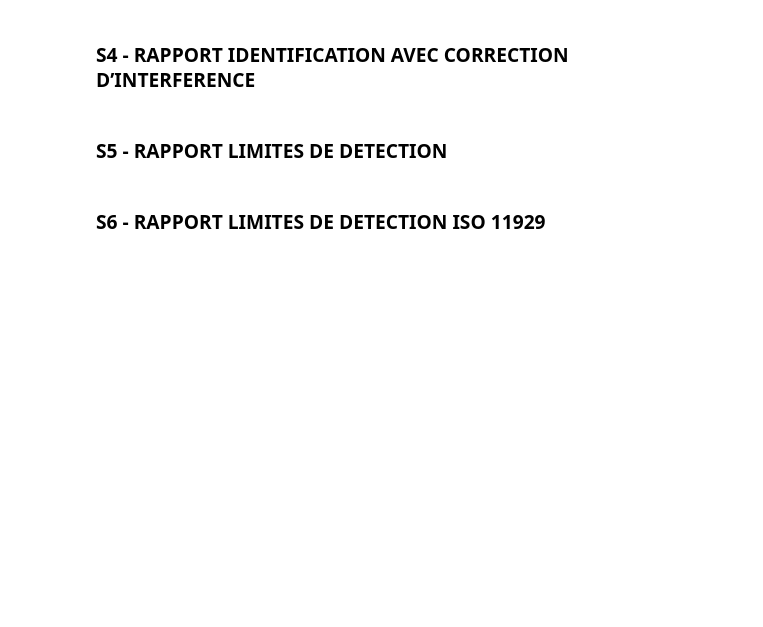
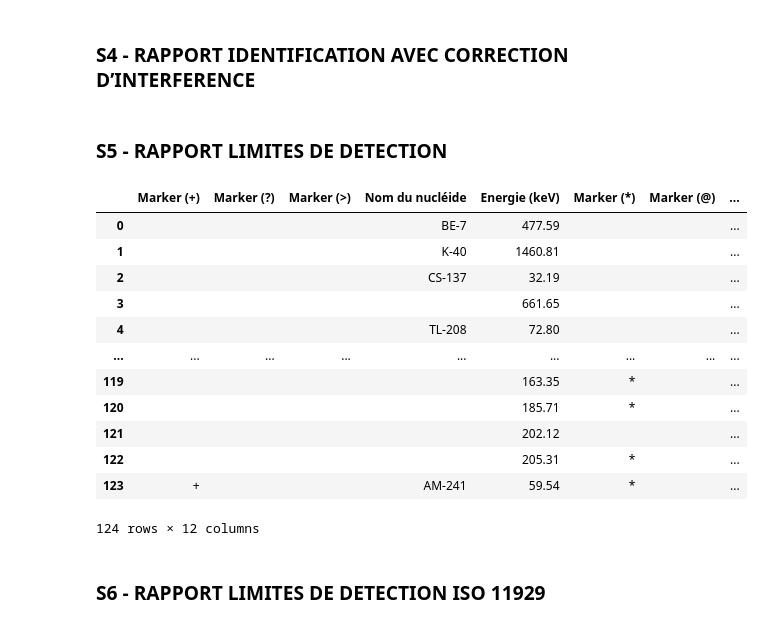
Before and after one commit to Ezacuak/chenin, a Jupyter notebook: src/poc.ipynb, the cells around one changed output. Drawn from its saved outputs; the diff is of its cells as text; code cells hidden in the pictures; blank space fills up the shorter version.

Commit message:
feat: Extract full section 5 and Clean data

```diff
--- a/src/poc.ipynb
+++ b/src/poc.ipynb
@@ -30,6 +30,8 @@ s4_header_1_pattern             = re.compile(r"^\s*(Nom du)\s+(Indice de)\s+(Act
 s4_header_2_pattern             = re.compile(r"^\s*(Numéro)\s+(Energie)\s+(Intensité)\s+(Incert\.)\s+(Type)\s+(Nucléide)$\n^\s+(du pic)\s+(\WkeV\W)\s+(\Wcoups\Wsec\W)\s+(du pic)\s+(potentiel)$", re.MULTILINE)
 s4_data_1_pattern               = re.compile(r"^\s*(X?)\s+([A-Z]{1,2}-\d{1,3})\s*(@?)\s+(\d+\.\d+)\s+(\d+(?:\.\d+)?(?:E[+\-]?\d+)?)?\s+(\d+(?:\.\d+)?(?:E[+\-]?\d+)?)?", re.MULTILINE)
 s4_data_2_pattern               = re.compile(r"^\s+([MmF])?\s*(\d+)\s+(\d+\.\d+)\s+(\d+(?:\.\d+)?(?:E[+\-]?\d+)?)\s+(\d+\.\d+)\s*(Sum|D-Esc\.|S-Esc\.|Tol\.)?\s*([A-Z]{1,2}-\d{1,3})?\s*$", re.MULTILINE)
+s5_header_pattern               = re.compile(r"^\s+(Nom\sdu)\s+(Energie)\s+(Intensité)\s*(LD\sEnergie)\s*(LD\snucléide)\s+(Activité)\s+(SD\sEnergie)$\n^\s+(nucléide)\s+(\WkeV\W)\s+(\W%\W)\s+(\WmBq\Wg\s+\W)\s+(\WmBq\Wg\s+\W)\s+(\WmBq\Wg\s+\W)\s+\s+(\WmBq\Wg\s+\W)$", re.MULTILINE)
+s5_data_pattern                 = re.compile(r"^\s*(\+?)\s*(\??)\s*(>?)\s*([A-Z]{1,2}-\d{1,3})?\s+(\d+\.\d+)(\*?)\s*(@?)\s+(\d+\.\d+)\s+([+\-]?\d+(?:\.\d+)?(?:E[+\-]?\d+)?|Non\sCalc)(?:\s*([+\-]?\d+(?:\.\d+)?(?:E[+\-]?\d+)?))?\s+([+\-]?\d+(?:\.\d+)?(?:E[+\-]?\d+)?)\s+([+\-]?\d+(?:\.\d+)?(?:E[+\-]?\d+)?)$", re.MULTILINE)
 s6_header_pattern               = re.compile(r"^\s+(.*)$\n^\s+(.*)$", re.MULTILINE)
 s6_word_column_pattern          = re.compile(r"([A-Za-zÀ-ÿ]+\.?)")
 s6_nucleide_line_pattern        = re.compile(r"^[+>?]\s+([A-Z]{1,2}-\d{1,3})\s+(\S+)\s+(\S+)\s+(\S+)\s+(\S+)\s+(\S+)\s+(\S+)\s+(\S+)\s+(\S+)", re.MULTILINE)
@@ -214,10 +269,46 @@ def extract_header_s5(content):
 # %%
 def extract_data_s5(content, header):
-    pass
+    matches = re.findall(s5_data_pattern, content)
+    df = pd.DataFrame(matches, columns=header)
+
+    # Loaded variable 'data_s5' from kernel state
+
+    # Replace all instances of empty string with NaN in column: 'Nom du nucléide'
+    df['Nom du nucléide'] = df['Nom du nucléide'].replace('', np.nan)
+
+    # Replace all instances of empty string with NaN in column: 'LD nucléide (mBq/g   )'
+    df['LD nucléide (mBq/g   )'] = df['LD nucléide (mBq/g   )'].replace('', np.nan)
+
+    # Change column type to bool for columns: 'Marker (+)', 'Marker (?)' and 3 other columns
+    df = df.astype({'Marker (+)': 'bool', 'Marker (?)': 'bool', 'Marker (>)': 'bool', 'Marker (*)': 'bool', 'Marker (@)': 'bool'})
+
+    # Change column type to float64 for columns: 'Energie (keV)', 'Intensité (%)' and 4 other columns
+    df = df.astype({'Energie (keV)': 'float64', 'Intensité (%)': 'float64', 'LD Energie (mBq/g   )': 'float64', 'LD nucléide (mBq/g   )': 'float64', 'Activité (mBq/g   )': 'float64', 'SD Energie (mBq/g   )': 'float64'})
+
+    # Replace gaps forward from the previous valid value in: 'Nom du nucléide'
+    df = df.fillna({'Nom du nucléide': df['Nom du nucléide'].ffill()})
+
+    return df
 # %%
 content_s5 = sections_content[sections_titles[4]]
-header_s5 = None
-data_s5 = None
+header_s5 = extract_header_s5(content_s5)
+data_s5 = extract_data_s5(content_s5, header_s5)
+
+data_s5
+# %% [output]
+|  | Marker (+) | Marker (?) | Marker (>) | Nom du nucléide | Energie (keV) | Marker (*) | Marker (@) | ... |
+| 0 |  |  |  | BE-7 | 477.59 |  |  | ... |
+| 1 |  |  |  | K-40 | 1460.81 |  |  | ... |
+| 2 |  |  |  | CS-137 | 32.19 |  |  | ... |
+| 3 |  |  |  |  | 661.65 |  |  | ... |
+| 4 |  |  |  | TL-208 | 72.80 |  |  | ... |
+| ... | ... | ... | ... | ... | ... | ... | ... | ... |
+| 119 |  |  |  |  | 163.35 | * |  | ... |
+| 120 |  |  |  |  | 185.71 | * |  | ... |
+| 121 |  |  |  |  | 202.12 |  |  | ... |
+| 122 |  |  |  |  | 205.31 | * |  | ... |
+| 123 | + |  |  | AM-241 | 59.54 | * |  | ... |
+124 rows × 12 columns
 # %% [markdown]
 ### S6 - RAPPORT LIMITES DE DETECTION  ISO 11929
 # %%
```
Also changed, not shown: parts of 5 cells of this notebook.
